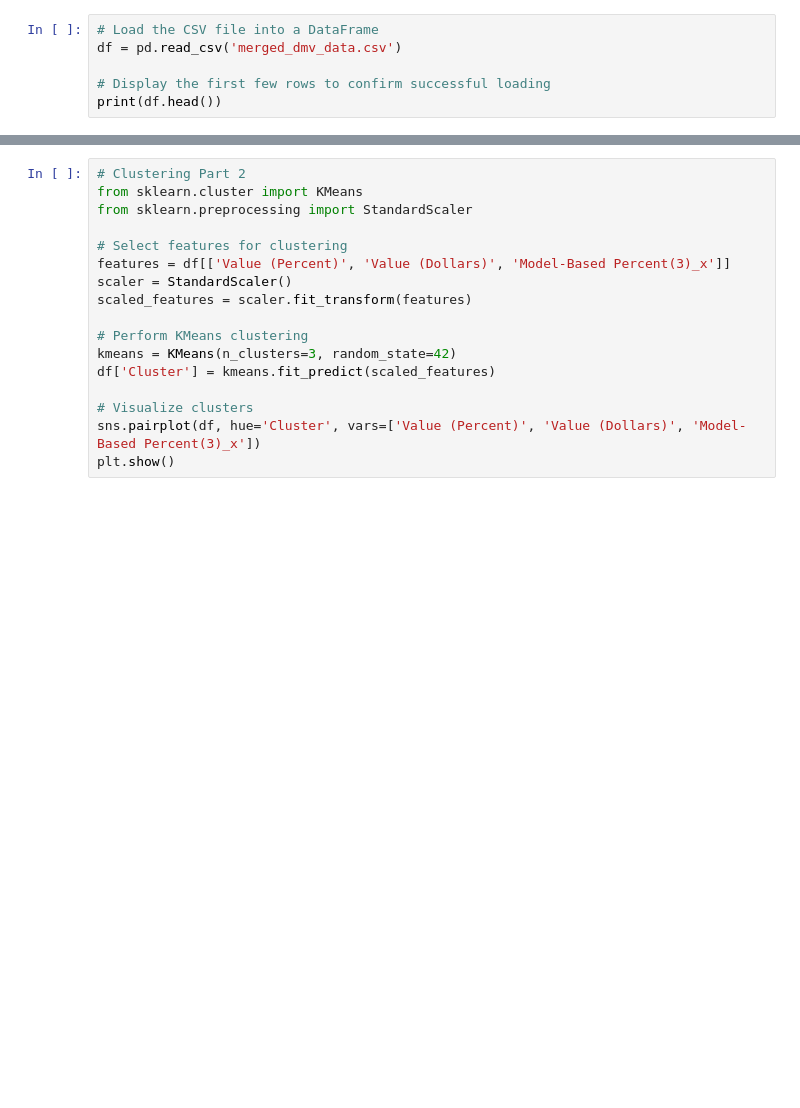
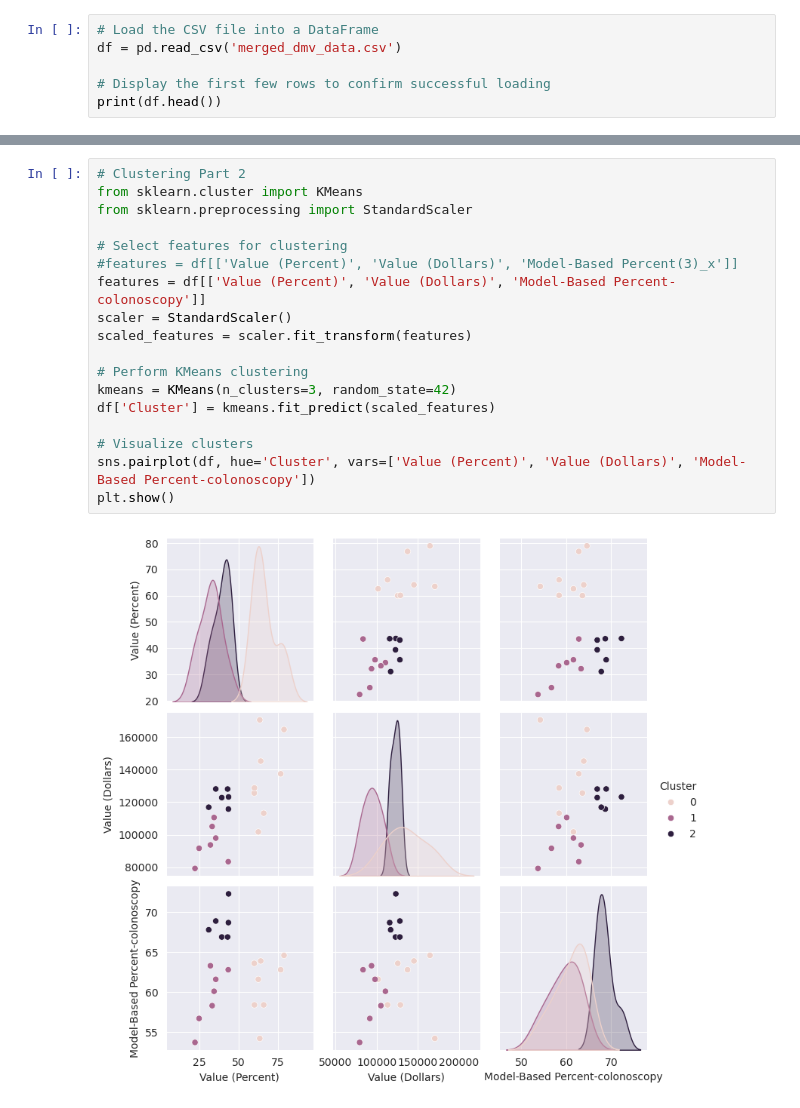
Before and after one commit to RyGaff/Individual-Health-in-the-Largest-U.S-Metropolitan-Areas, a Jupyter notebook: Economics-Health.ipynb, the cells around one changed output, grey strips where cells are left out. Cells and saved outputs as stored; diff of their text form; blank space fills up the shorter version.

```diff
--- a/Economics-Health.ipynb
+++ b/Economics-Health.ipynb
@@ -277,20 +428,23 @@ print(f"R^2 Score: {r2_score(y_test, y_pred)}")
 # %%
 # Clustering Part 2
 from sklearn.cluster import KMeans
 from sklearn.preprocessing import StandardScaler
 
 # Select features for clustering
-features = df[['Value (Percent)', 'Value (Dollars)', 'Model-Based Percent(3)_x']]
+#features = df[['Value (Percent)', 'Value (Dollars)', 'Model-Based Percent(3)_x']]
+features = df[['Value (Percent)', 'Value (Dollars)', 'Model-Based Percent-colonoscopy']]
 scaler = StandardScaler()
 scaled_features = scaler.fit_transform(features)
 
 # Perform KMeans clustering
 kmeans = KMeans(n_clusters=3, random_state=42)
 df['Cluster'] = kmeans.fit_predict(scaled_features)
 
 # Visualize clusters
-sns.pairplot(df, hue='Cluster', vars=['Value (Percent)', 'Value (Dollars)', 'Model-Based Percent(3)_x'])
+sns.pairplot(df, hue='Cluster', vars=['Value (Percent)', 'Value (Dollars)', 'Model-Based Percent-colonoscopy'])
 plt.show()
+# %% [output]
+[figure, added]
 # %%
 # Rankings and Trends
 # Sort by health screening rate
```
Also changed, not shown: parts of 14 cells of this notebook, 4 other files.
